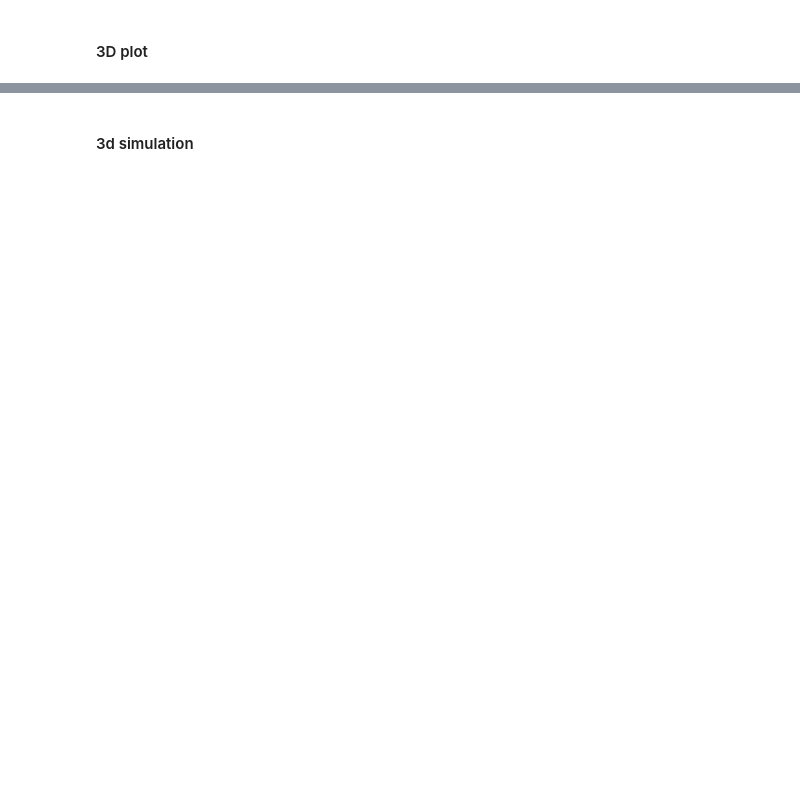
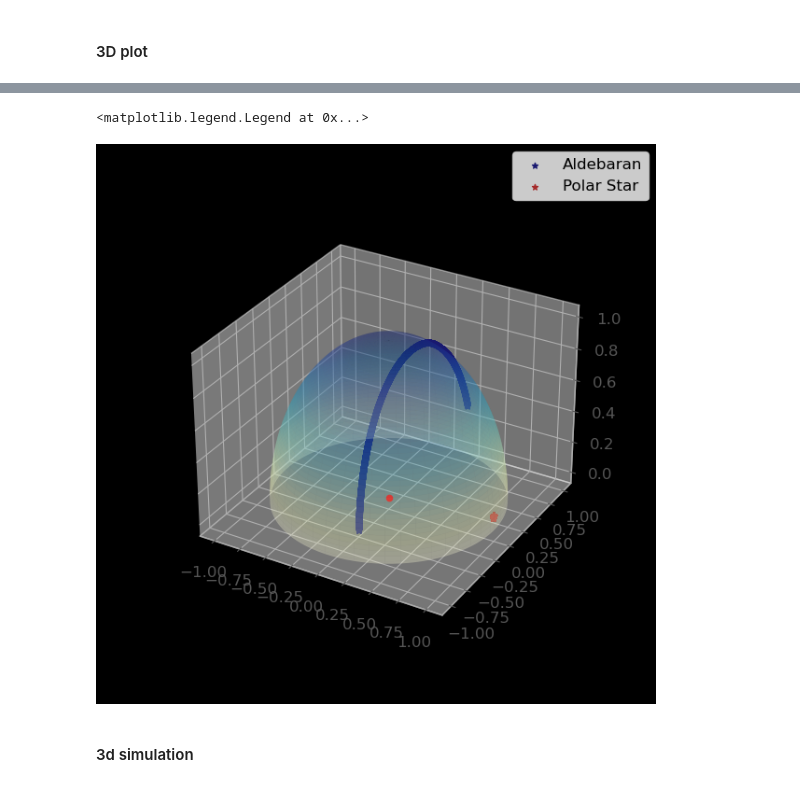
Before and after one commit to ccuellarn/Transient-Operation, a Jupyter notebook: Sketch_operations.ipynb, the cells around one changed output, grey strips where cells are left out. Drawn from its saved outputs; the diff is of its cells as text; code cells hidden in the pictures; blank space fills up the shorter version.

```diff
--- a/Sketch_operations.ipynb
+++ b/Sketch_operations.ipynb
@@ -330,7 +325,10 @@ ax3d.scatter(center[0],center[1],center[2],color='r')
 
 # Plot the data of observables
 #First plot is for the astropy plot and second the projection in the hammer plot
+list_colors=['midnightblue','brown']
 for i in range(0,2):
-    alt,az,x,y,z = EstablishCoord(Data,i)
-    ax3d.scatter(x,y,z,marker='*',color='midnightblue')
+    alt,az,x,y,z,names = EstablishCoord(Data,i)
+    ax3d.scatter(x,y,z,marker='*',color=list_colors[i],label='{}'.format(names[i]))
+
+fig3d.legend()
 # %% [output]
@@ -339,3 +335,5 @@ for i in range(0,2):
+<matplotlib.legend.Legend at 0x...>
+[figure, added]
 # %% [markdown]
 #### 3d simulation
 # %%
```
Also changed, not shown: parts of 7 cells of this notebook.
